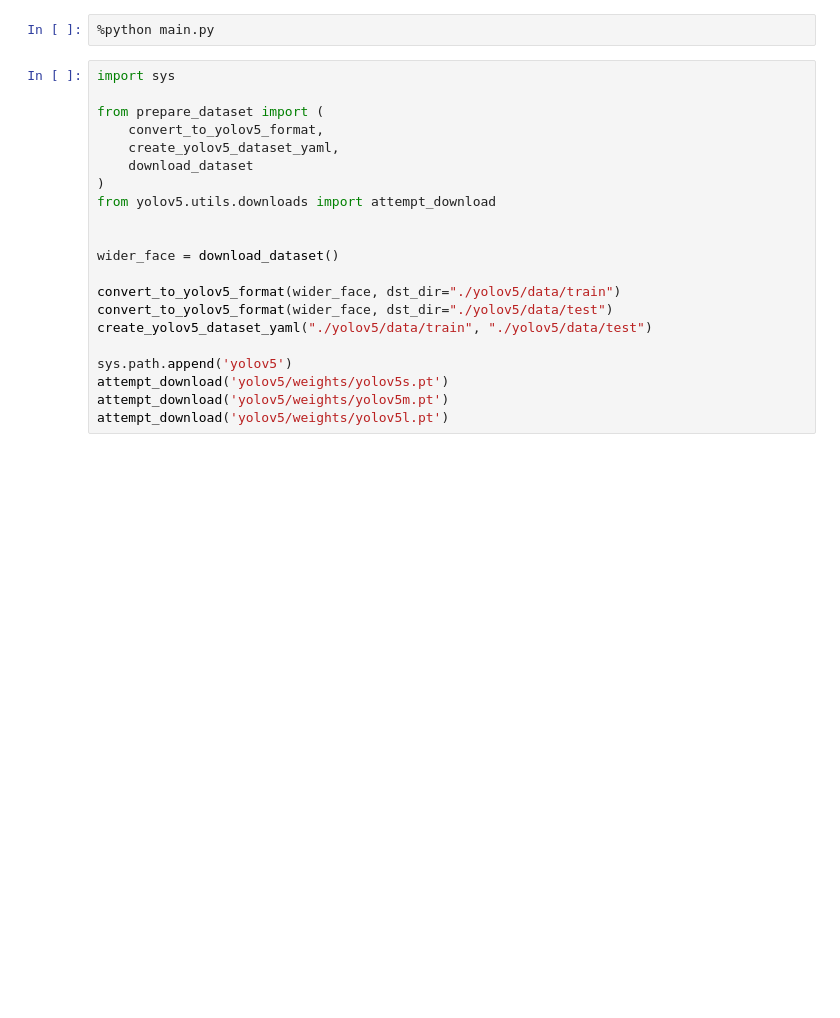
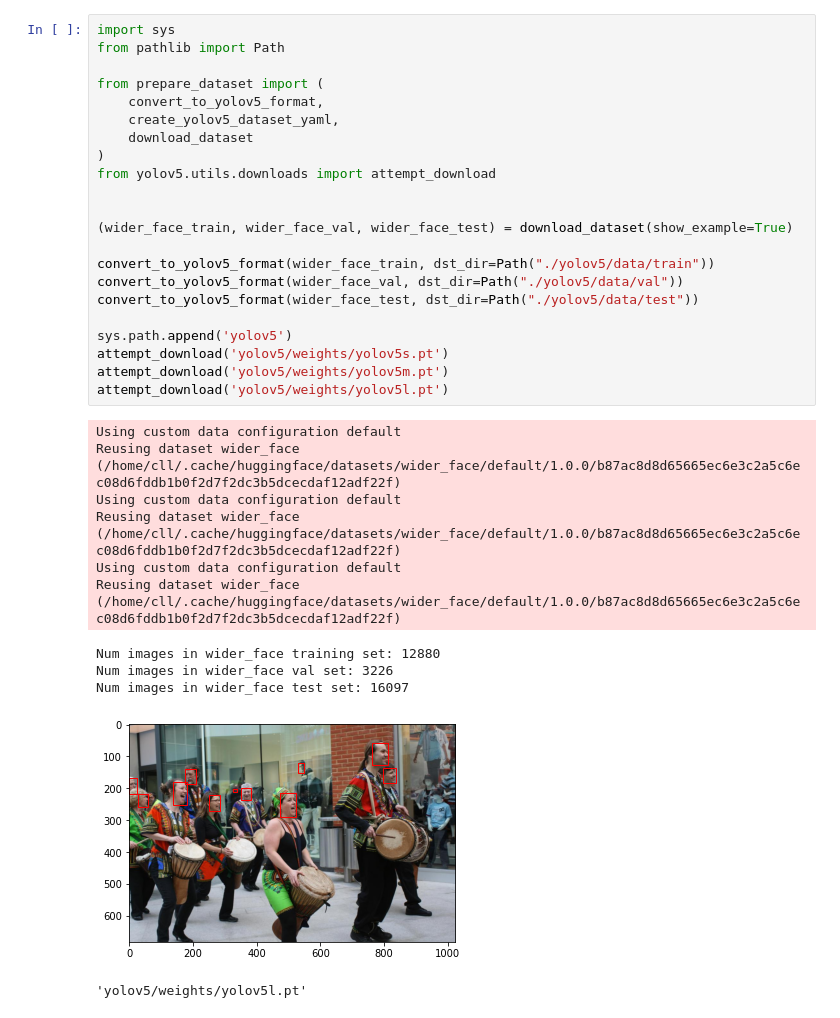
Before and after one commit to LambdaLabsML/examples, a Jupyter notebook: yolov5/yolov5_blog_post.ipynb, the cells around one changed output. Drawn from its saved outputs; the diff is of its cells as text; blank space fills up the shorter version.

```diff
--- a/yolov5/yolov5_blog_post.ipynb
+++ b/yolov5/yolov5_blog_post.ipynb
@@ -8,23 +44,34 @@
-# %%
-%python main.py
 # %%
 import sys
+from pathlib import Path
 
 from prepare_dataset import (
     convert_to_yolov5_format,
     create_yolov5_dataset_yaml,
     download_dataset
 )
 from yolov5.utils.downloads import attempt_download
 
 
-wider_face = download_dataset()
+(wider_face_train, wider_face_val, wider_face_test) = download_dataset(show_example=True)
 
-convert_to_yolov5_format(wider_face, dst_dir="./yolov5/data/train")
-convert_to_yolov5_format(wider_face, dst_dir="./yolov5/data/test")
-create_yolov5_dataset_yaml("./yolov5/data/train", "./yolov5/data/test")
+convert_to_yolov5_format(wider_face_train, dst_dir=Path("./yolov5/data/train"))
+convert_to_yolov5_format(wider_face_val, dst_dir=Path("./yolov5/data/val"))
+convert_to_yolov5_format(wider_face_test, dst_dir=Path("./yolov5/data/test"))
 
 sys.path.append('yolov5')
 attempt_download('yolov5/weights/yolov5s.pt')
 attempt_download('yolov5/weights/yolov5m.pt')
 attempt_download('yolov5/weights/yolov5l.pt')
+# %% [output]
+Using custom data configuration default
+Reusing dataset wider_face (/home/cll/.cache/huggingface/datasets/wider_face/default/1.0.0/b87ac8d8d65665ec6e3c2a5c6ec08d6fddb1b0f2d7f2dc3b5dcecdaf12adf22f)
+Using custom data configuration default
+Reusing dataset wider_face (/home/cll/.cache/huggingface/datasets/wider_face/default/1.0.0/b87ac8d8d65665ec6e3c2a5c6ec08d6fddb1b0f2d7f2dc3b5dcecdaf12adf22f)
+Using custom data configuration default
+Reusing dataset wider_face (/home/cll/.cache/huggingface/datasets/wider_face/default/1.0.0/b87ac8d8d65665ec6e3c2a5c6ec08d6fddb1b0f2d7f2dc3b5dcecdaf12adf22f)
+Num images in wider_face training set: 12880
+Num images in wider_face val set: 3226
+Num images in wider_face test set: 16097
+[figure, added]
+'yolov5/weights/yolov5l.pt'
```
Also changed, not shown: parts of 6 cells of this notebook, 2 other files.
